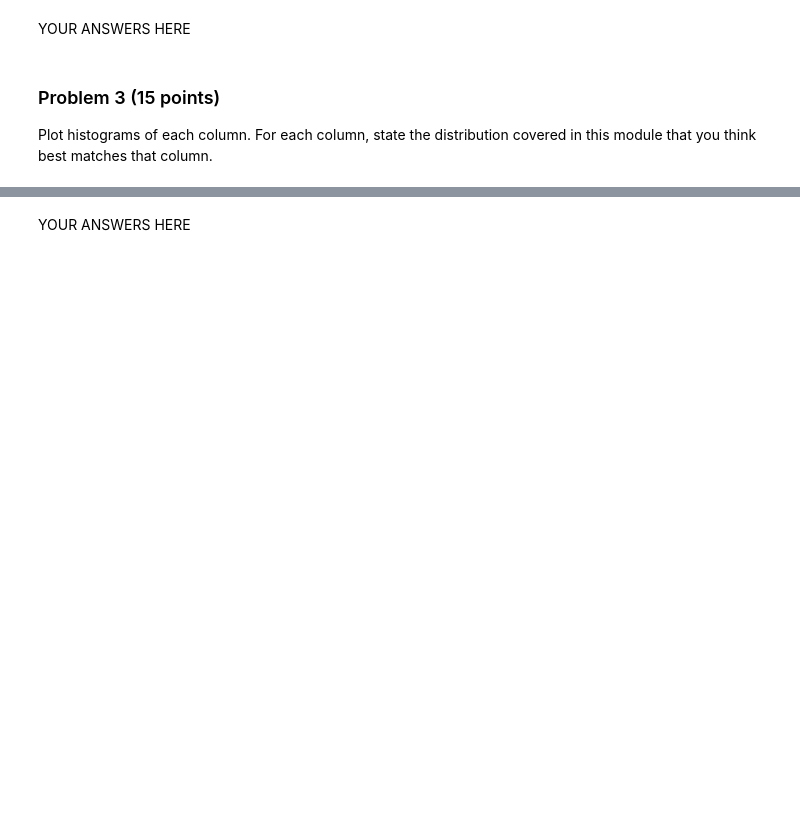
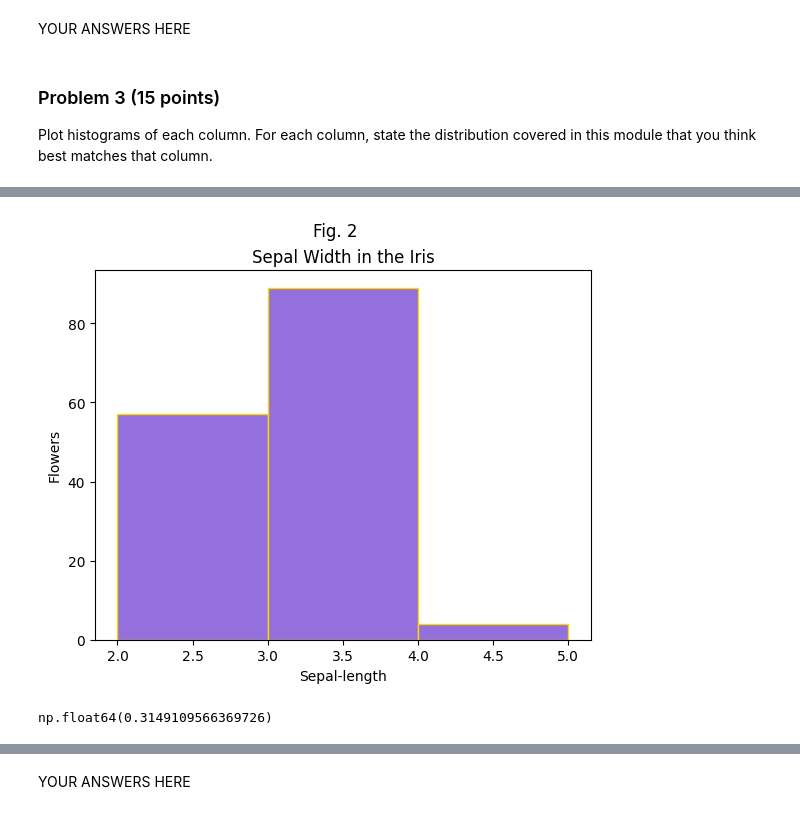
Before and after one commit to manningdbu/dx601-project-Manning, a Jupyter notebook: final_project.ipynb, the cells around one changed output, grey strips where cells are left out. Cells and saved outputs as stored; diff of their text form; code cells hidden in the pictures; blank space fills up the shorter version.

```diff
--- a/final_project.ipynb
+++ b/final_project.ipynb
@@ -166,0 +189,13 @@ For each column, state the distribution covered in this module that you think be
+# %%
+plt.hist(iris['sepal-width'], bins=range(int(iris['sepal-width'].min()), int(iris['sepal-width'].max())+2), color= 'mediumpurple',  edgecolor='gold')
+plt.title('Sepal Width in the Iris')
+plt.suptitle('Fig. 2')
+plt.xlabel('Sepal-length')
+plt.ylabel('Flowers')
+plt.show()
+# %% [output]
+[figure, added]
+# %%
+iris['sepal-length'].skew()
+# %% [output]
+np.float64(0.3149109566369726)
```
Also changed, not shown: parts of 20 cells of this notebook.
